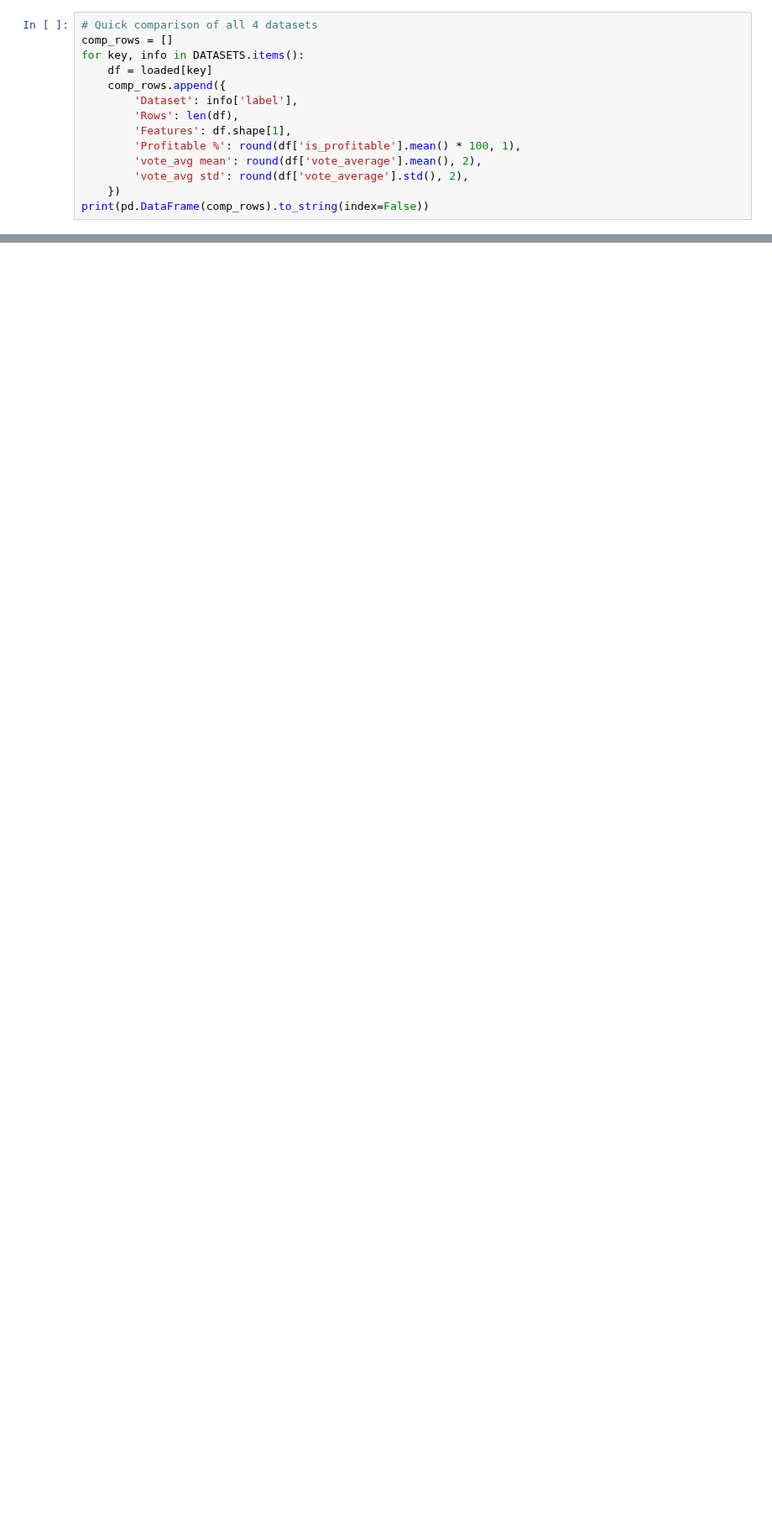
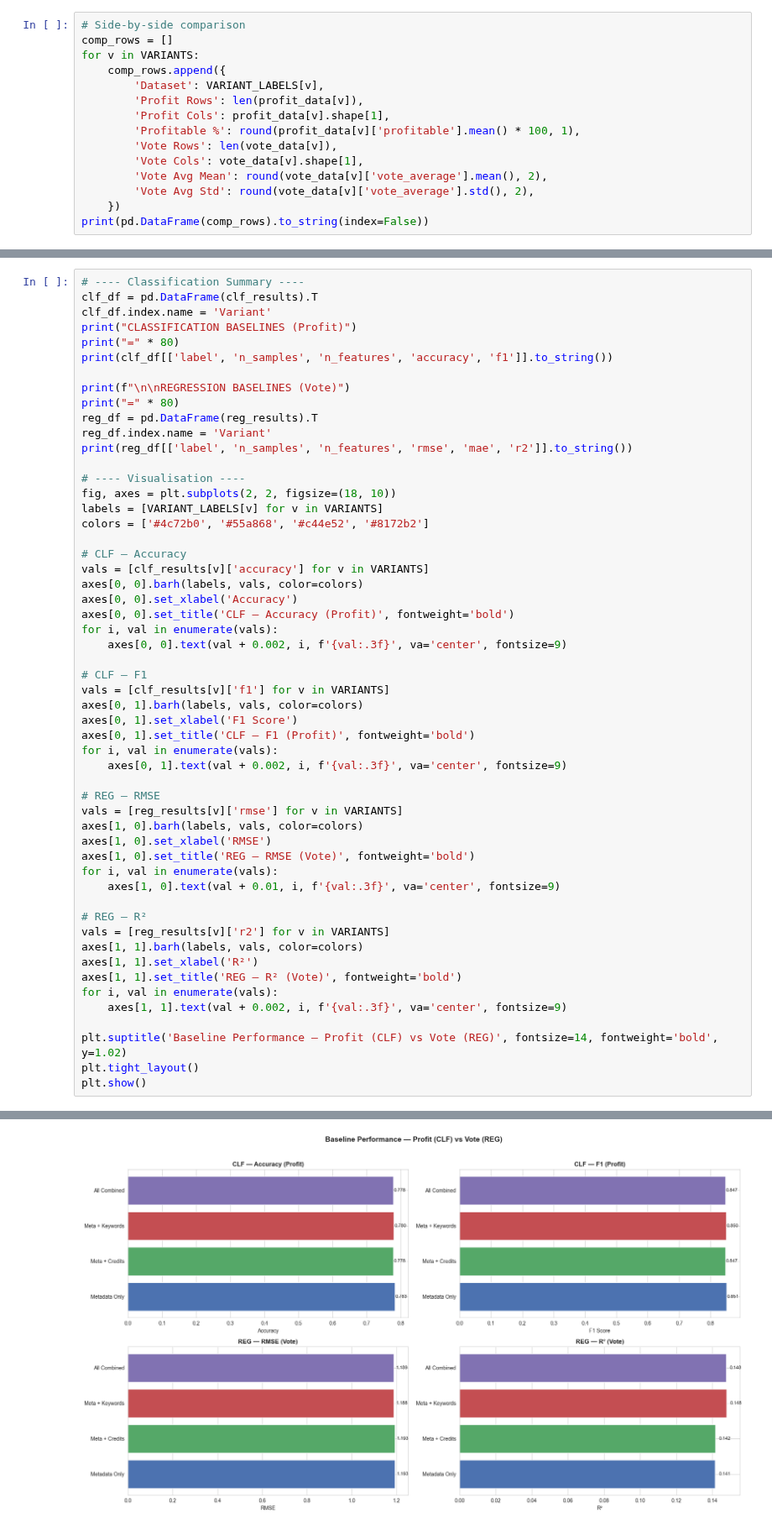
Before and after one commit to MaryemD/movie-success-predictor, a Jupyter notebook: notebooks/03_prepare_for_modeling.ipynb, the cells around one changed output, grey strips where cells are left out. Shown at 84% size. Drawn from its saved outputs; the diff is of its cells as text; blank space fills up the shorter version.

```diff
--- a/notebooks/03_prepare_for_modeling.ipynb
+++ b/notebooks/03_prepare_for_modeling.ipynb
@@ -77,15 +88,16 @@ All Combined          5,352 rows x 25 cols  |  69.9% profitable
 # %%
-# Quick comparison of all 4 datasets
+# Side-by-side comparison
 comp_rows = []
-for key, info in DATASETS.items():
-    df = loaded[key]
+for v in VARIANTS:
     comp_rows.append({
-        'Dataset': info['label'],
-        'Rows': len(df),
-        'Features': df.shape[1],
-        'Profitable %': round(df['is_profitable'].mean() * 100, 1),
-        'vote_avg mean': round(df['vote_average'].mean(), 2),
-        'vote_avg std': round(df['vote_average'].std(), 2),
+        'Dataset': VARIANT_LABELS[v],
+        'Profit Rows': len(profit_data[v]),
+        'Profit Cols': profit_data[v].shape[1],
+        'Profitable %': round(profit_data[v]['profitable'].mean() * 100, 1),
+        'Vote Rows': len(vote_data[v]),
+        'Vote Cols': vote_data[v].shape[1],
+        'Vote Avg Mean': round(vote_data[v]['vote_average'].mean(), 2),
+        'Vote Avg Std': round(vote_data[v]['vote_average'].std(), 2),
     })
 print(pd.DataFrame(comp_rows).to_string(index=False))
 # %% [output]
@@ -352,0 +319,55 @@ Metadata + Credits (meta_credits):
+# %%
+# ---- Classification Summary ----
+clf_df = pd.DataFrame(clf_results).T
+clf_df.index.name = 'Variant'
+print("CLASSIFICATION BASELINES (Profit)")
+print("=" * 80)
+print(clf_df[['label', 'n_samples', 'n_features', 'accuracy', 'f1']].to_string())
+
+print(f"\n\nREGRESSION BASELINES (Vote)")
+print("=" * 80)
+reg_df = pd.DataFrame(reg_results).T
+reg_df.index.name = 'Variant'
+print(reg_df[['label', 'n_samples', 'n_features', 'rmse', 'mae', 'r2']].to_string())
+
+# ---- Visualisation ----
+fig, axes = plt.subplots(2, 2, figsize=(18, 10))
+labels = [VARIANT_LABELS[v] for v in VARIANTS]
+colors = ['#4c72b0', '#55a868', '#c44e52', '#8172b2']
+
+# CLF — Accuracy
+vals = [clf_results[v]['accuracy'] for v in VARIANTS]
+axes[0, 0].barh(labels, vals, color=colors)
+axes[0, 0].set_xlabel('Accuracy')
+axes[0, 0].set_title('CLF — Accuracy (Profit)', fontweight='bold')
+for i, val in enumerate(vals):
+    axes[0, 0].text(val + 0.002, i, f'{val:.3f}', va='center', fontsize=9)
+
+# CLF — F1
+vals = [clf_results[v]['f1'] for v in VARIANTS]
+axes[0, 1].barh(labels, vals, color=colors)
+axes[0, 1].set_xlabel('F1 Score')
+axes[0, 1].set_title('CLF — F1 (Profit)', fontweight='bold')
+for i, val in enumerate(vals):
+    axes[0, 1].text(val + 0.002, i, f'{val:.3f}', va='center', fontsize=9)
+
+# REG — RMSE
+vals = [reg_results[v]['rmse'] for v in VARIANTS]
+axes[1, 0].barh(labels, vals, color=colors)
+axes[1, 0].set_xlabel('RMSE')
+axes[1, 0].set_title('REG — RMSE (Vote)', fontweight='bold')
+for i, val in enumerate(vals):
+    axes[1, 0].text(val + 0.01, i, f'{val:.3f}', va='center', fontsize=9)
+
+# REG — R²
+vals = [reg_results[v]['r2'] for v in VARIANTS]
+axes[1, 1].barh(labels, vals, color=colors)
+axes[1, 1].set_xlabel('R²')
+axes[1, 1].set_title('REG — R² (Vote)', fontweight='bold')
+for i, val in enumerate(vals):
+    axes[1, 1].text(val + 0.002, i, f'{val:.3f}', va='center', fontsize=9)
+
+plt.suptitle('Baseline Performance — Profit (CLF) vs Vote (REG)', fontsize=14, fontweight='bold', y=1.02)
+plt.tight_layout()
+plt.show()
+# %% [output]
@@ -352,0 +392 @@ Metadata + Credits (meta_credits):
+[figure, added]
```
Also changed, not shown: parts of 16 cells of this notebook, 16 other files.
